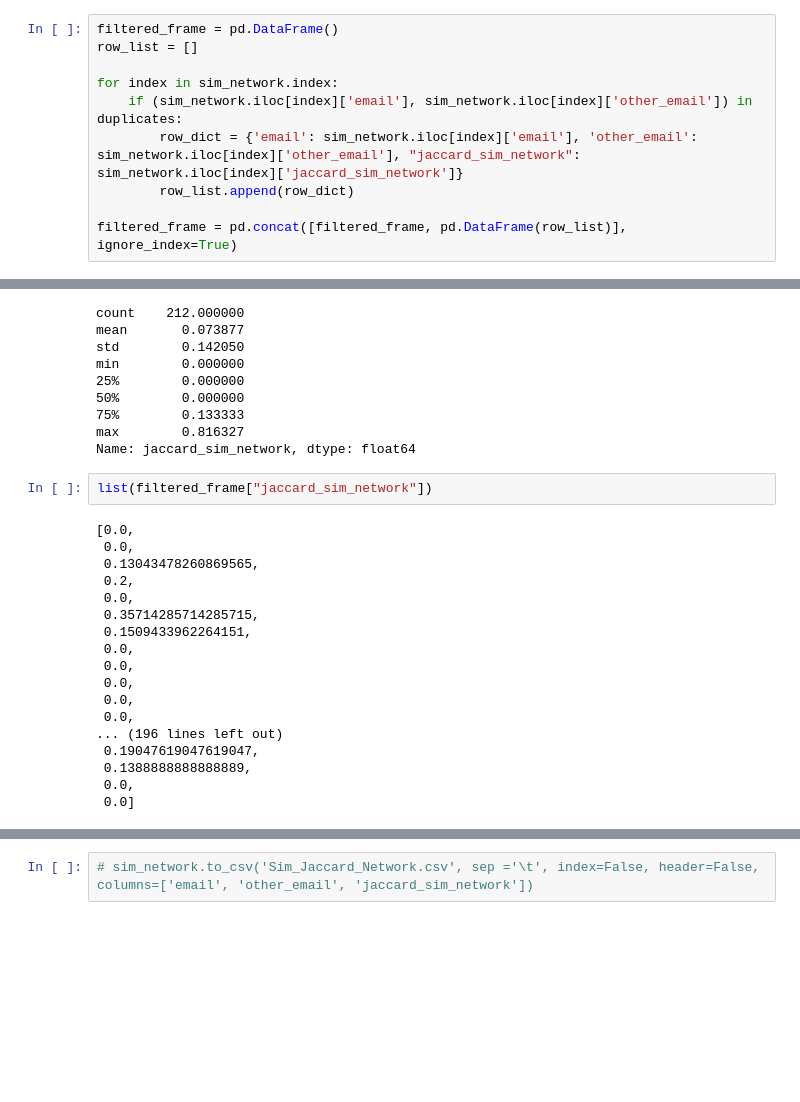
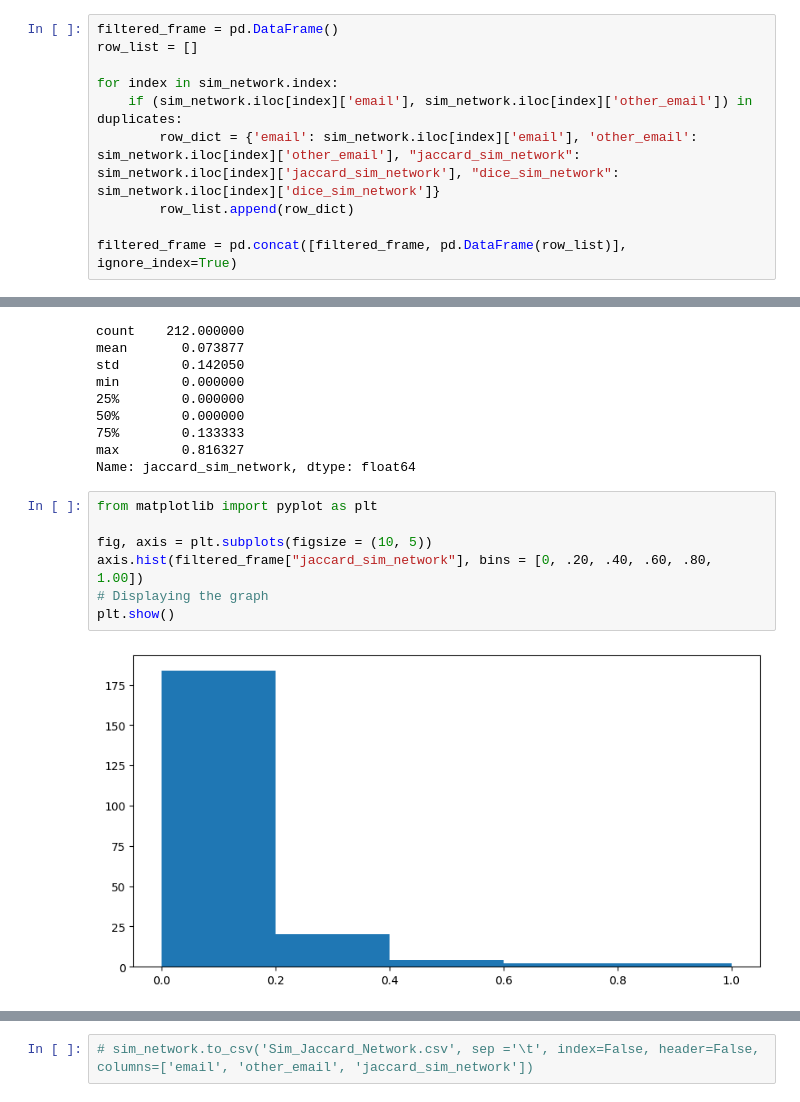
Before and after one commit to linqs/collective-graph-identification, a Jupyter notebook: scripts/Data Refactor.ipynb, the cells around one changed output, grey strips where cells are left out. Drawn from its saved outputs; the diff is of its cells as text; blank space fills up the shorter version.

```diff
--- a/scripts/Data Refactor.ipynb
+++ b/scripts/Data Refactor.ipynb
@@ -903,7 +908,7 @@ row_list = []
 
 for index in sim_network.index:
     if (sim_network.iloc[index]['email'], sim_network.iloc[index]['other_email']) in duplicates:
-        row_dict = {'email': sim_network.iloc[index]['email'], 'other_email': sim_network.iloc[index]['other_email'], "jaccard_sim_network": sim_network.iloc[index]['jaccard_sim_network']}
+        row_dict = {'email': sim_network.iloc[index]['email'], 'other_email': sim_network.iloc[index]['other_email'], "jaccard_sim_network": sim_network.iloc[index]['jaccard_sim_network'], "dice_sim_network": sim_network.iloc[index]['dice_sim_network']}
         row_list.append(row_dict)
 
 filtered_frame = pd.concat([filtered_frame, pd.DataFrame(row_list)], ignore_index=True)
@@ -919,23 +924,12 @@ min        0.000000
 75%        0.133333
 max        0.816327
 Name: jaccard_sim_network, dtype: float64
-# %%
-list(filtered_frame["jaccard_sim_network"])
-# %% [output]
-[0.0,
- 0.0,
- 0.13043478260869565,
- 0.2,
- 0.0,
- 0.35714285714285715,
- 0.1509433962264151,
- 0.0,
- 0.0,
- 0.0,
- 0.0,
- 0.0,
-... (196 lines left out)
- 0.19047619047619047,
- 0.1388888888888889,
- 0.0,
- 0.0]
+# %%
+from matplotlib import pyplot as plt
+
+fig, axis = plt.subplots(figsize = (10, 5))
+axis.hist(filtered_frame["jaccard_sim_network"], bins = [0, .20, .40, .60, .80, 1.00])
+# Displaying the graph
+plt.show()
+# %% [output]
+[figure, added]
```
Also changed, not shown: parts of 8 cells of this notebook.
